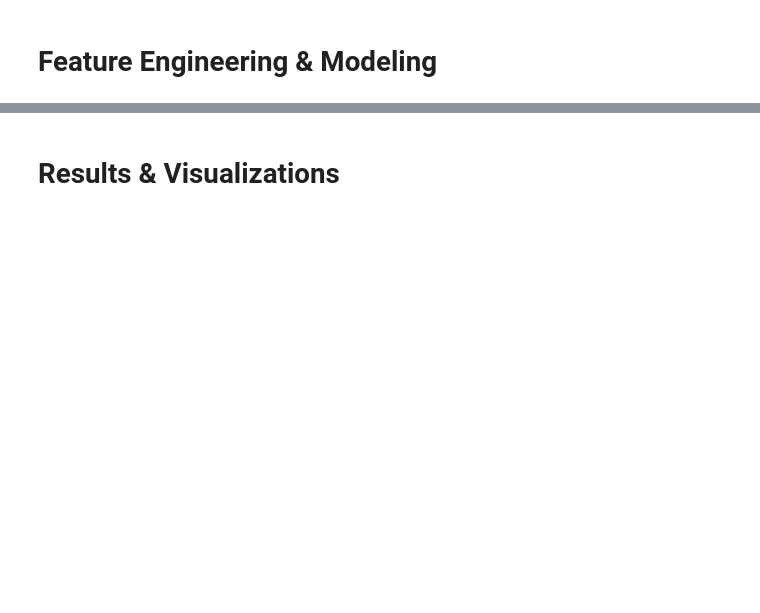
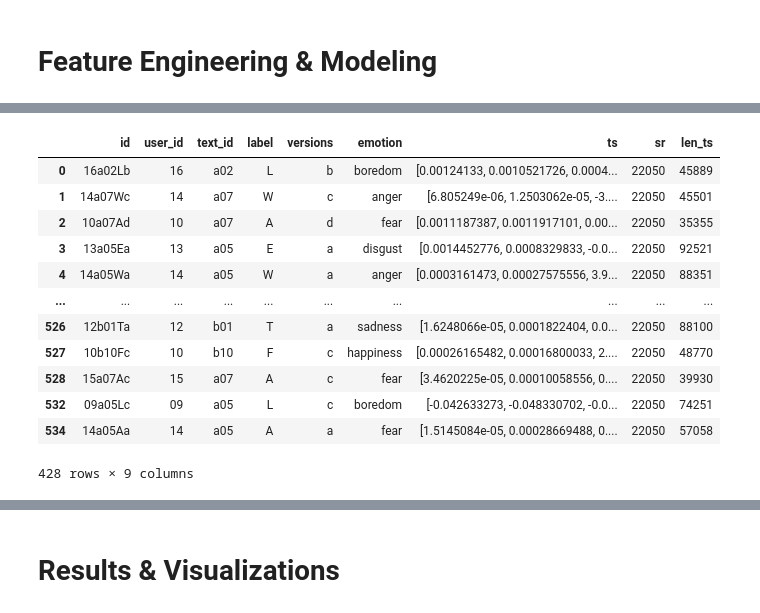
Before and after one commit to bonells96/speech_emotion_classification, a Jupyter notebook: Report_SER.ipynb, the cells around one changed output, grey strips where cells are left out. Drawn from its saved outputs; the diff is of its cells as text; code cells hidden in the pictures; blank space fills up the shorter version.

```diff
--- a/Report_SER.ipynb
+++ b/Report_SER.ipynb
@@ -138,0 +146,13 @@ plt.show()
+# %%
+import random
+def splitTrainTestByUser(data: pd.DataFrame, test_size:float = 0.2, random_state:int = 42):
+    users = np.unique(data.loc[:,'user_id'].values.tolist())
+    num_test = int(len(users)*test_size)
+
+    random.seed(random_state)
+    users_test = random.sample(list(users), num_test)
+
+    train = data.loc[~data.loc[:,'user_id'].isin(users_test),]
+    test = data.loc[data.loc[:,'user_id'].isin(users_test),]
+
+    return train, test
@@ -160,0 +180,16 @@ data.loc[:,'len_ts'] = data.loc[:,'ts'].apply(lambda x: len(x))
+# %%
+train
+# %% [output]
+|  | id | user_id | text_id | label | versions | emotion | ts | sr | len_ts |
+| 0 | 16a02Lb | 16 | a02 | L | b | boredom | [0.00124133, 0.0010521726, 0.0004... | 22050 | 45889 |
+| 1 | 14a07Wc | 14 | a07 | W | c | anger | [6.805249e-06, 1.2503062e-05, -3.... | 22050 | 45501 |
+| 2 | 10a07Ad | 10 | a07 | A | d | fear | [0.0011187387, 0.0011917101, 0.00... | 22050 | 35355 |
+| 3 | 13a05Ea | 13 | a05 | E | a | disgust | [0.0014452776, 0.0008329833, -0.0... | 22050 | 92521 |
+| 4 | 14a05Wa | 14 | a05 | W | a | anger | [0.0003161473, 0.00027575556, 3.9... | 22050 | 88351 |
+| ... | ... | ... | ... | ... | ... | ... | ... | ... | ... |
+| 526 | 12b01Ta | 12 | b01 | T | a | sadness | [1.6248066e-05, 0.0001822404, 0.0... | 22050 | 88100 |
+| 527 | 10b10Fc | 10 | b10 | F | c | happiness | [0.00026165482, 0.00016800033, 2.... | 22050 | 48770 |
+| 528 | 15a07Ac | 15 | a07 | A | c | fear | [3.4620225e-05, 0.00010058556, 0.... | 22050 | 39930 |
+| 532 | 09a05Lc | 09 | a05 | L | c | boredom | [-0.042633273, -0.048330702, -0.0... | 22050 | 74251 |
+| 534 | 14a05Aa | 14 | a05 | A | a | fear | [1.5145084e-05, 0.00028669488, 0.... | 22050 | 57058 |
+428 rows × 9 columns
```
Also changed, not shown: parts of 25 cells of this notebook.
